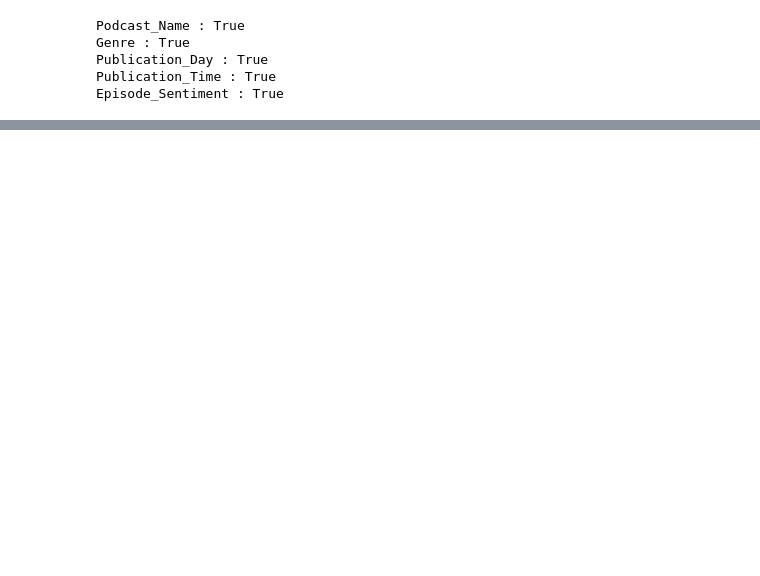
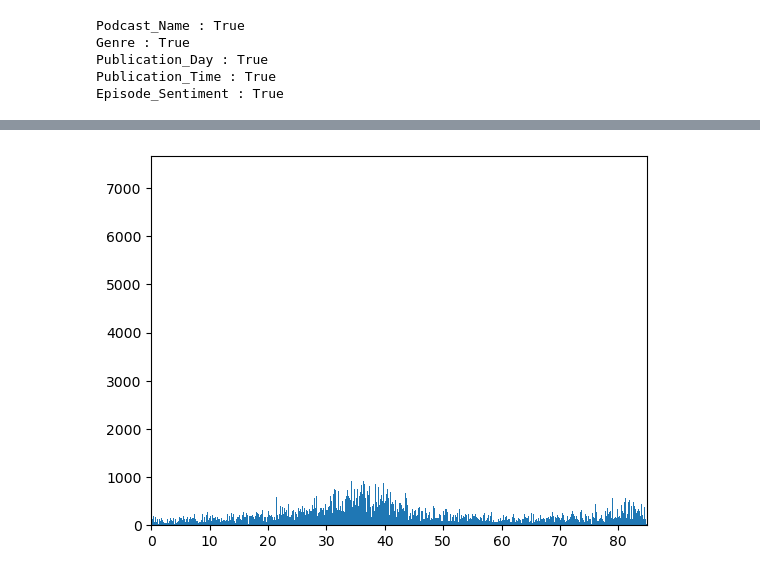
Before and after one commit to AndaCondaa/AI_Competition, a Jupyter notebook: Kaggle_Podcast/Podcast.ipynb, the cells around one changed output, grey strips where cells are left out. Cells and saved outputs as stored; diff of their text form; code cells hidden in the pictures; blank space fills up the shorter version.

```diff
--- a/Kaggle_Podcast/Podcast.ipynb
+++ b/Kaggle_Podcast/Podcast.ipynb
@@ -187,0 +256,18 @@ df_sub.to_csv(save_path, index=False)
+# %%
+X_scaler.fit(X)
+X_scaled = X_scaler.transform(X)
+X_pred_scaled = X_scaler.transform(X_pred)
+
+y_scaler.fit(y.reshape(-1, 1))
+y_scaled = y_scaler.transform(y.reshape(-1, 1)).ravel()
+
+mlp.fit(X_scaled, y_scaled)
+y_pred = y_scaler.inverse_transform(mlp.predict(X_pred_scaled).reshape(-1, 1)).ravel()
+df_sub['Listening_Time_minutes'] = y_pred
+df_sub.to_csv(save_path, index=False)
+# %%
+plt.hist(y_pred, bins=1000)
+plt.xlim(y_pred.min(), y_pred.max())
+plt.show()
+# %% [output]
+[figure, added]
```
Also changed, not shown: parts of 8 cells of this notebook, 1 other file.
